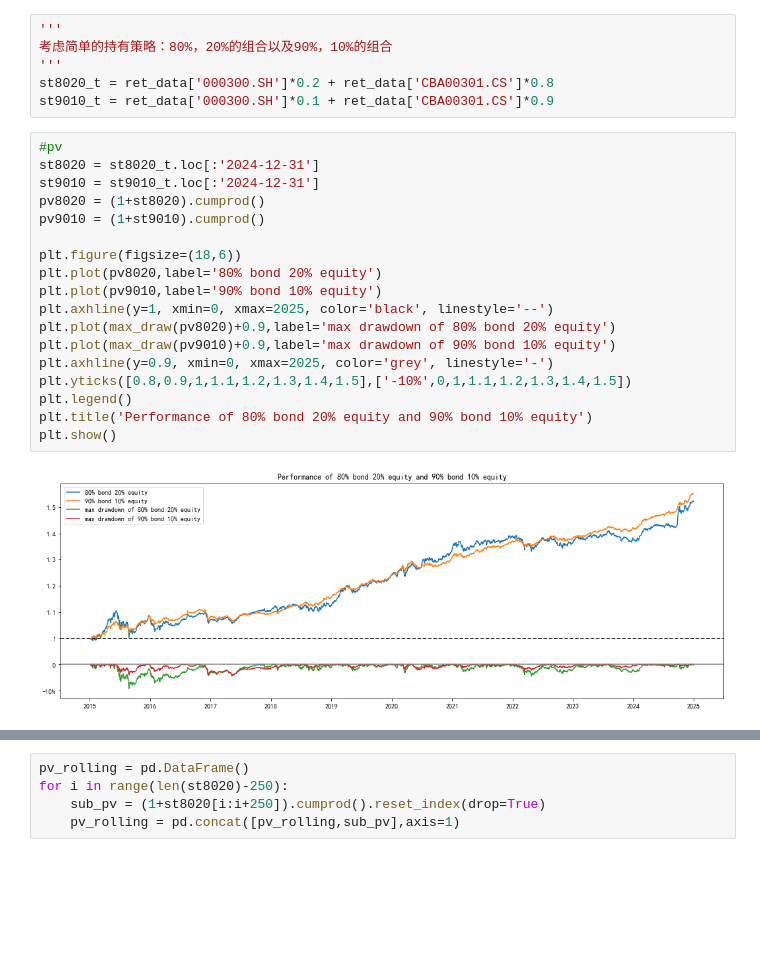
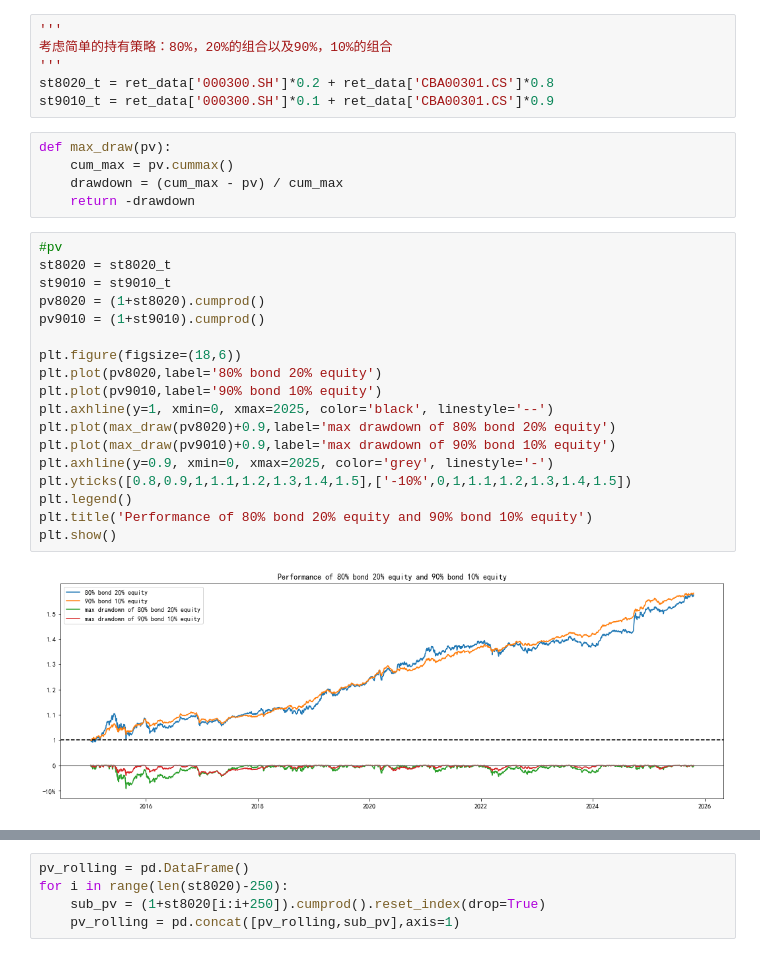
Before and after one commit to nurhachar-sibei/-----, a Jupyter notebook: 低利率时代投资研究.ipynb, the cells around one changed output, grey strips where cells are left out. Drawn from its saved outputs; the diff is of its cells as text; blank space fills up the shorter version.

```diff
--- a/低利率时代投资研究.ipynb
+++ b/低利率时代投资研究.ipynb
@@ -71,26 +81,31 @@ print(fixincome_performance)
 '''
 st8020_t = ret_data['000300.SH']*0.2 + ret_data['CBA00301.CS']*0.8
 st9010_t = ret_data['000300.SH']*0.1 + ret_data['CBA00301.CS']*0.9
+# %%
+def max_draw(pv):
+    cum_max = pv.cummax()
+    drawdown = (cum_max - pv) / cum_max
+    return -drawdown
 # %%
 #pv
-st8020 = st8020_t.loc[:'2024-12-31']
-st9010 = st9010_t.loc[:'2024-12-31']
+st8020 = st8020_t
+st9010 = st9010_t
 pv8020 = (1+st8020).cumprod()
 pv9010 = (1+st9010).cumprod()
 
 plt.figure(figsize=(18,6))
 plt.plot(pv8020,label='80% bond 20% equity')
 plt.plot(pv9010,label='90% bond 10% equity')
 plt.axhline(y=1, xmin=0, xmax=2025, color='black', linestyle='--')
 plt.plot(max_draw(pv8020)+0.9,label='max drawdown of 80% bond 20% equity')
 plt.plot(max_draw(pv9010)+0.9,label='max drawdown of 90% bond 10% equity')
 plt.axhline(y=0.9, xmin=0, xmax=2025, color='grey', linestyle='-')
 plt.yticks([0.8,0.9,1,1.1,1.2,1.3,1.4,1.5],['-10%',0,1,1.1,1.2,1.3,1.4,1.5])
 plt.legend()
 plt.title('Performance of 80% bond 20% equity and 90% bond 10% equity')
 plt.show()
 # %% [output]
-[figure, old version]
+[figure, new version]
 # %%
 year_pv8020 = (1+st8020).groupby(ret_data.index.year).cumprod()
 year_pv9010 = (1+st9010).groupby(ret_data.index.year).cumprod()
```
Also changed, not shown: parts of 16 cells of this notebook, 2 other files.
